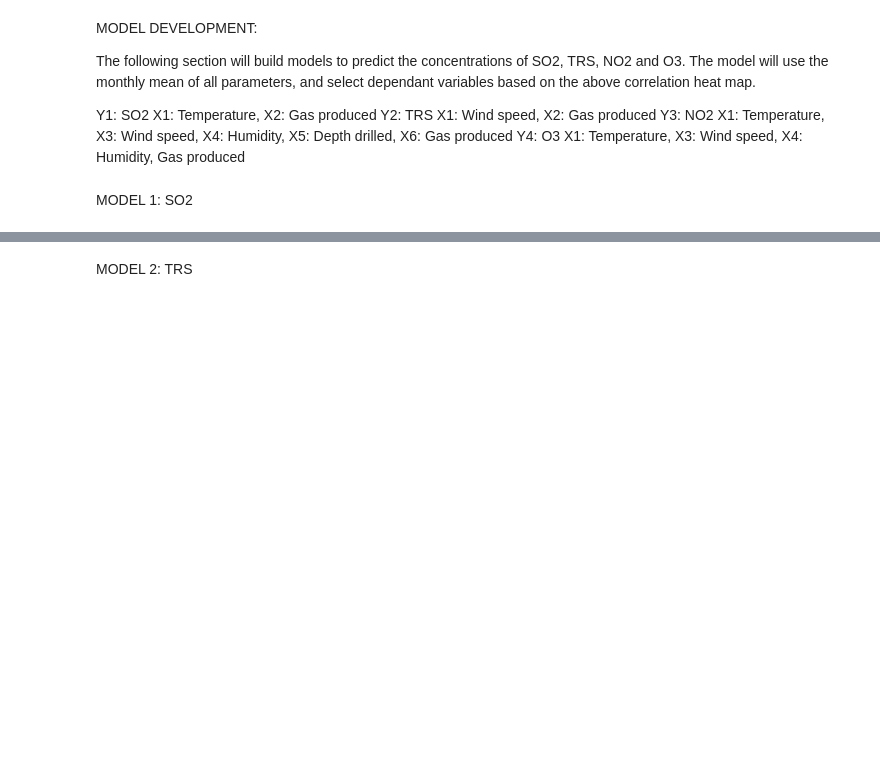
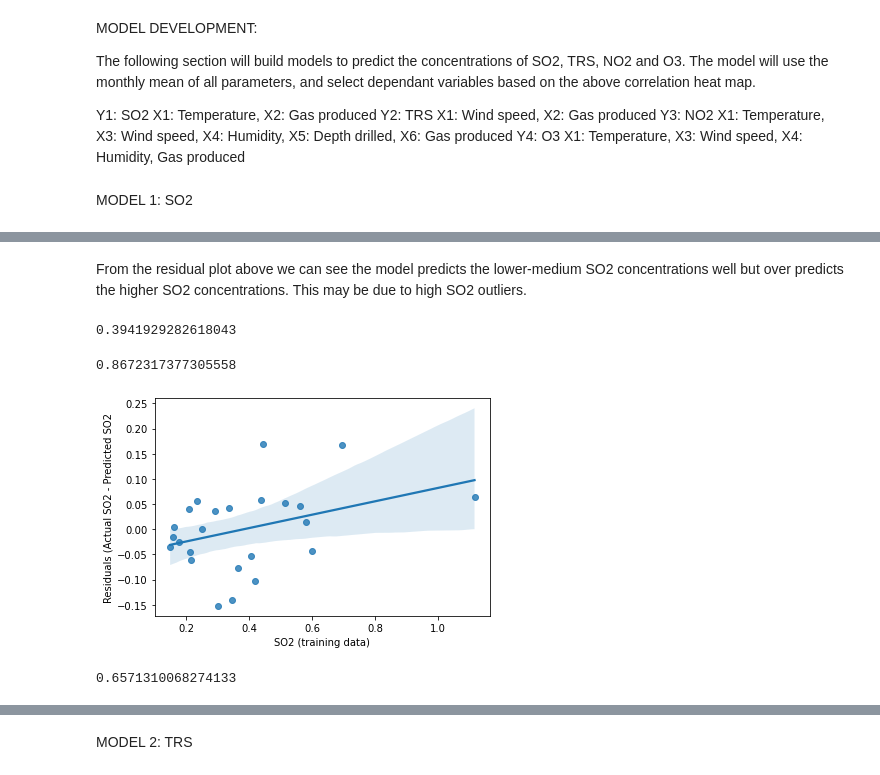
Before and after one commit to mirandadoris/CIV1498_Project2_Pythoneers, a Jupyter notebook: 2-Analysis/Weather_AQ_UOG_Analysis.ipynb, the cells around one changed output, grey strips where cells are left out. Saved outputs shown, nothing was run; the diff lists cells and outputs as text; code cells hidden in the pictures; blank space fills up the shorter version.

Commit message:
continued model development

```diff
--- a/2-Analysis/Weather_AQ_UOG_Analysis.ipynb
+++ b/2-Analysis/Weather_AQ_UOG_Analysis.ipynb
@@ -175,3 +179,14 @@ Y3: NO2     X1: Temperature, X3: Wind speed, X4: Humidity, X5: Depth drilled, X6
 Y4: O3      X1: Temperature, X3: Wind speed, X4: Humidity, Gas produced
 # %% [markdown]
 MODEL 1: SO2
+# %%
+# Split df into x and y
+X =  month_mean.filter(['TEMP_MEAN_(C)', 'gas_prod_vol_m3'], axis=1)
+y = month_mean.filter(['SO2'], axis=1)
+
+# Split the data into a training and a testing set
+X_train, X_test, y_train, y_test = train_test_split(X, y, test_size=0.33, random_state=0)
+
+# Print test and trainning sizes
+print('Train {}%'.format(X_train.shape[0] / AQ_weather_drilling_prod_monthly.shape[0] * 100))
+print('Test {}%'.format(X_test.shape[0] / AQ_weather_drilling_prod_monthly.shape[0] * 100))
@@ -177,0 +220,38 @@ MODEL 1: SO2
+# %% [markdown]
+From the residual plot above we can see the model predicts the lower-medium SO2 concentrations well but over predicts the higher SO2 concentrations. This may be due to high SO2 outliers.
+# %%
+# Now predict the test values and calculate the r-squared score
+y_fitted = linear_model.predict(X_test)
+print(r2_score(y_test, y_fitted))
+# %% [output]
+0.3941929282618043
+# %%
+# try a polynomial regression instead of linear
+from sklearn.preprocessing import PolynomialFeatures
+poly = PolynomialFeatures(degree=2, include_bias=False)
+
+poly_features = poly.fit_transform(X_train)
+
+poly_reg_model = LinearRegression()
+
+poly_reg_model.fit(poly_features,y_train)
+y_fitted = poly_reg_model.predict(poly_features)
+
+print(r2_score(y_train, y_fitted))
+
+# plot the residuals
+residuals = y_train - y_fitted
+ax = sns.regplot(x=y_train, y=residuals['SO2'])
+ax.set_xlabel('SO2 (training data)')
+ax.set_ylabel('Residuals (Actual SO2 - Predicted SO2')
+
+plt.show()
+
+poly_features = poly.fit_transform(X_test)
+y_fitted = poly_reg_model.predict(poly_features)
+
+print(r2_score(y_test, y_fitted))
+# %% [output]
+0.8672317377305558
+[figure, added]
+0.6571310068274133
```
Also changed, not shown: parts of 12 cells of this notebook.
